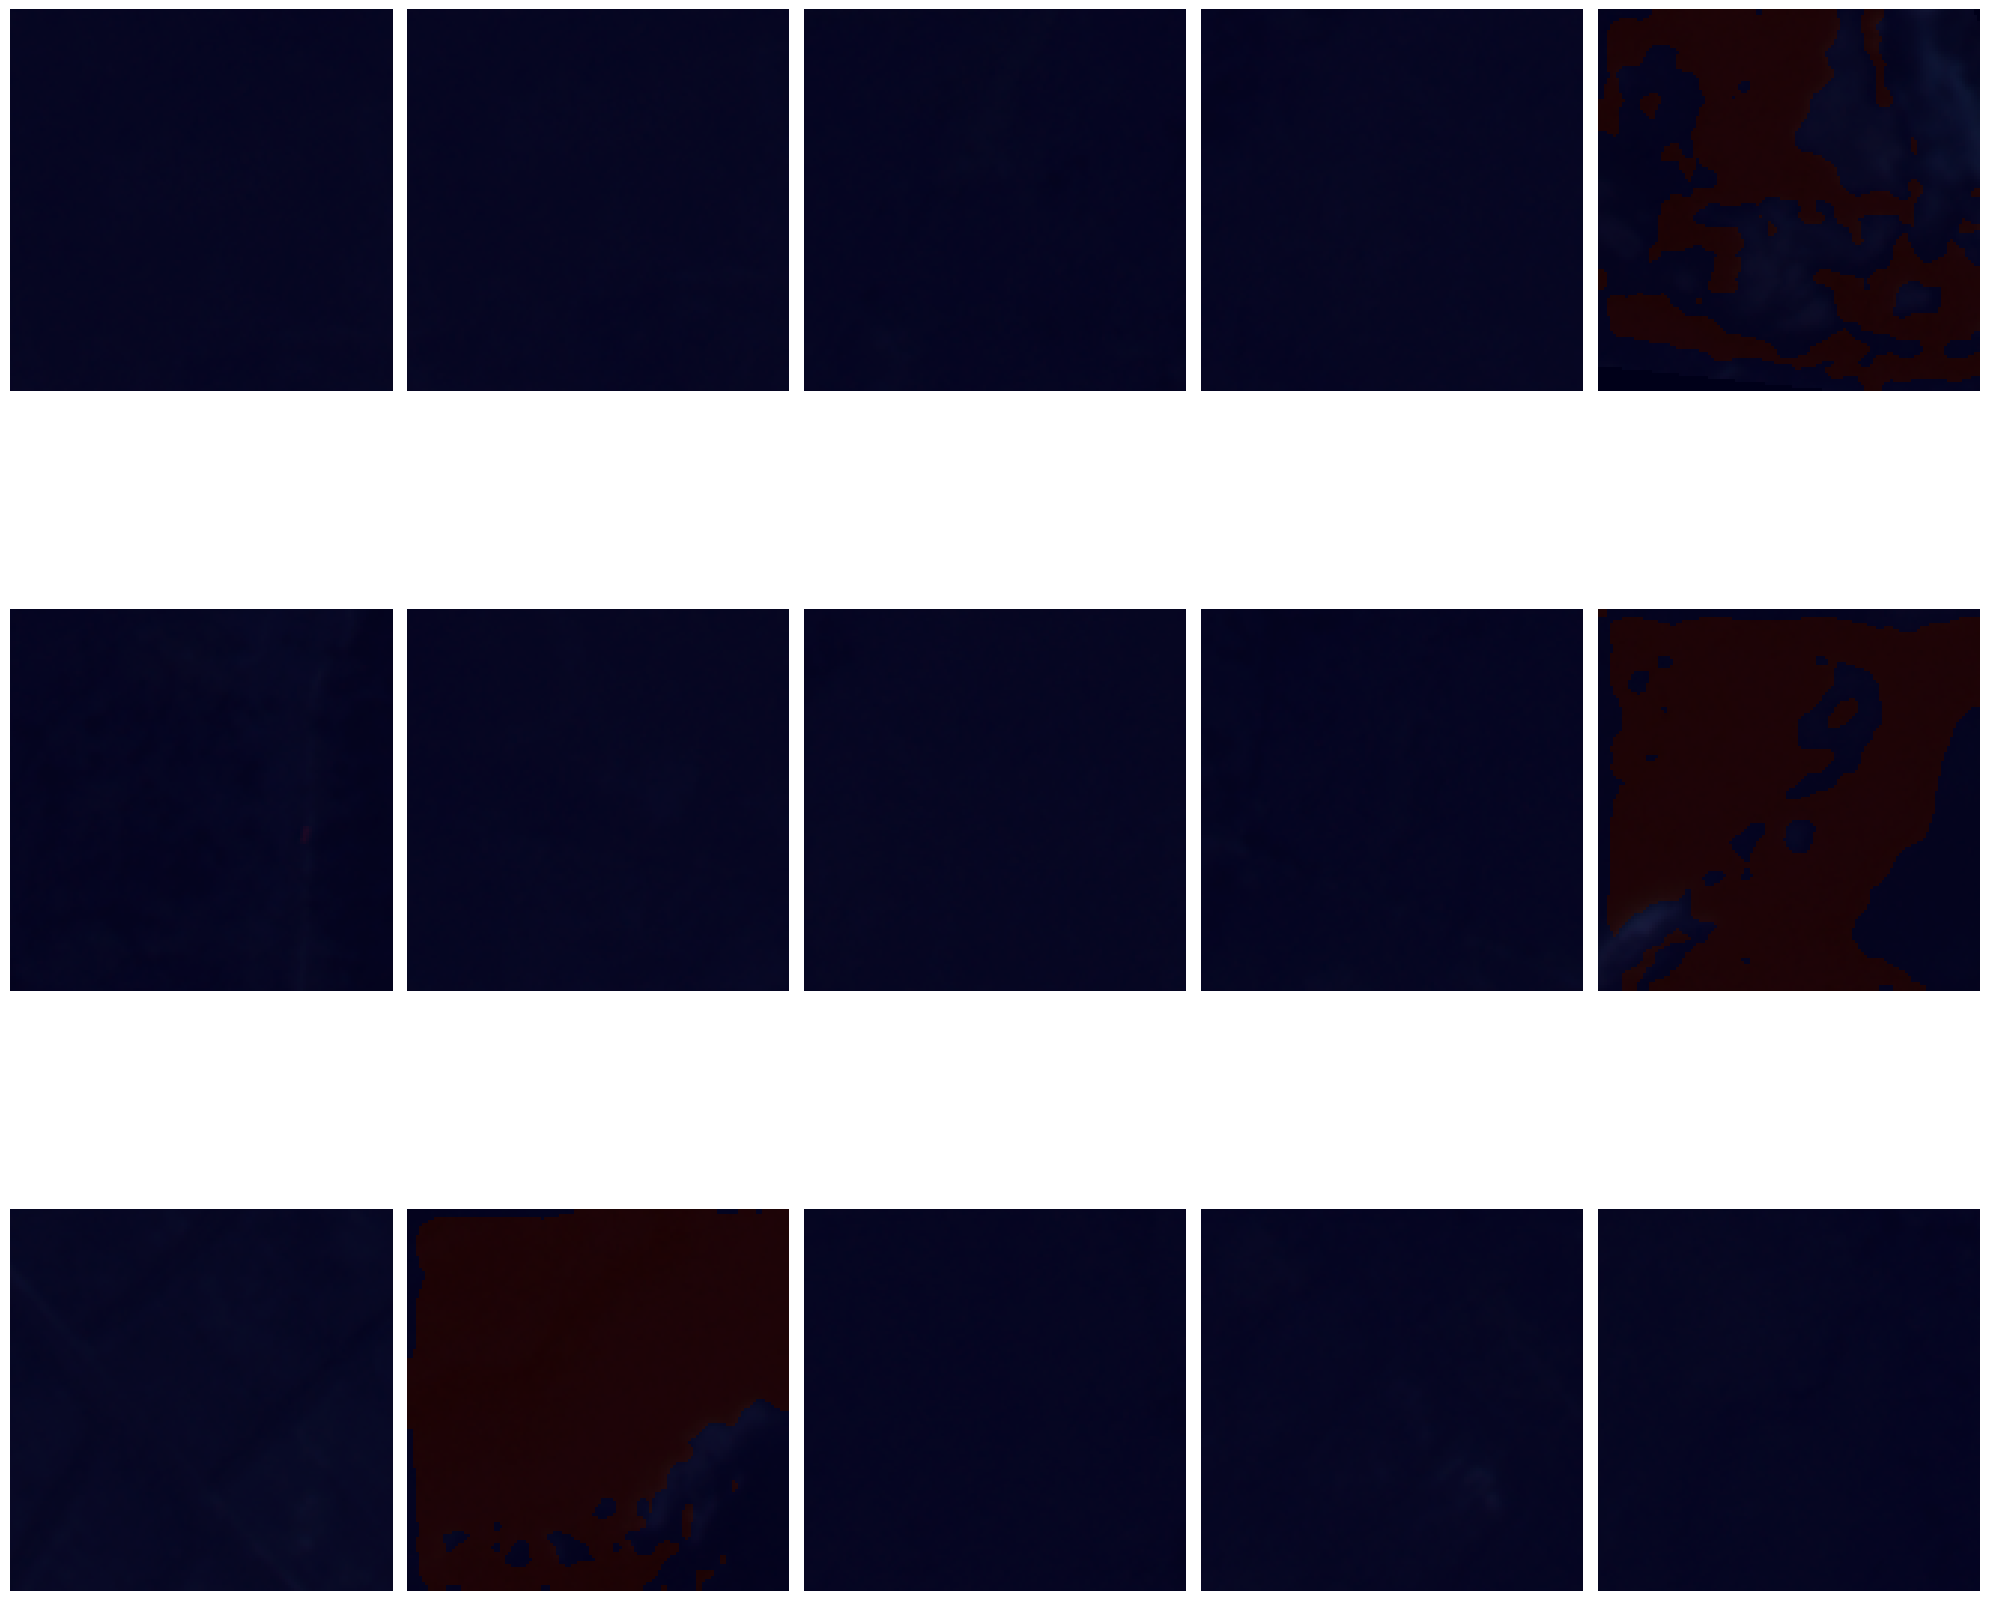
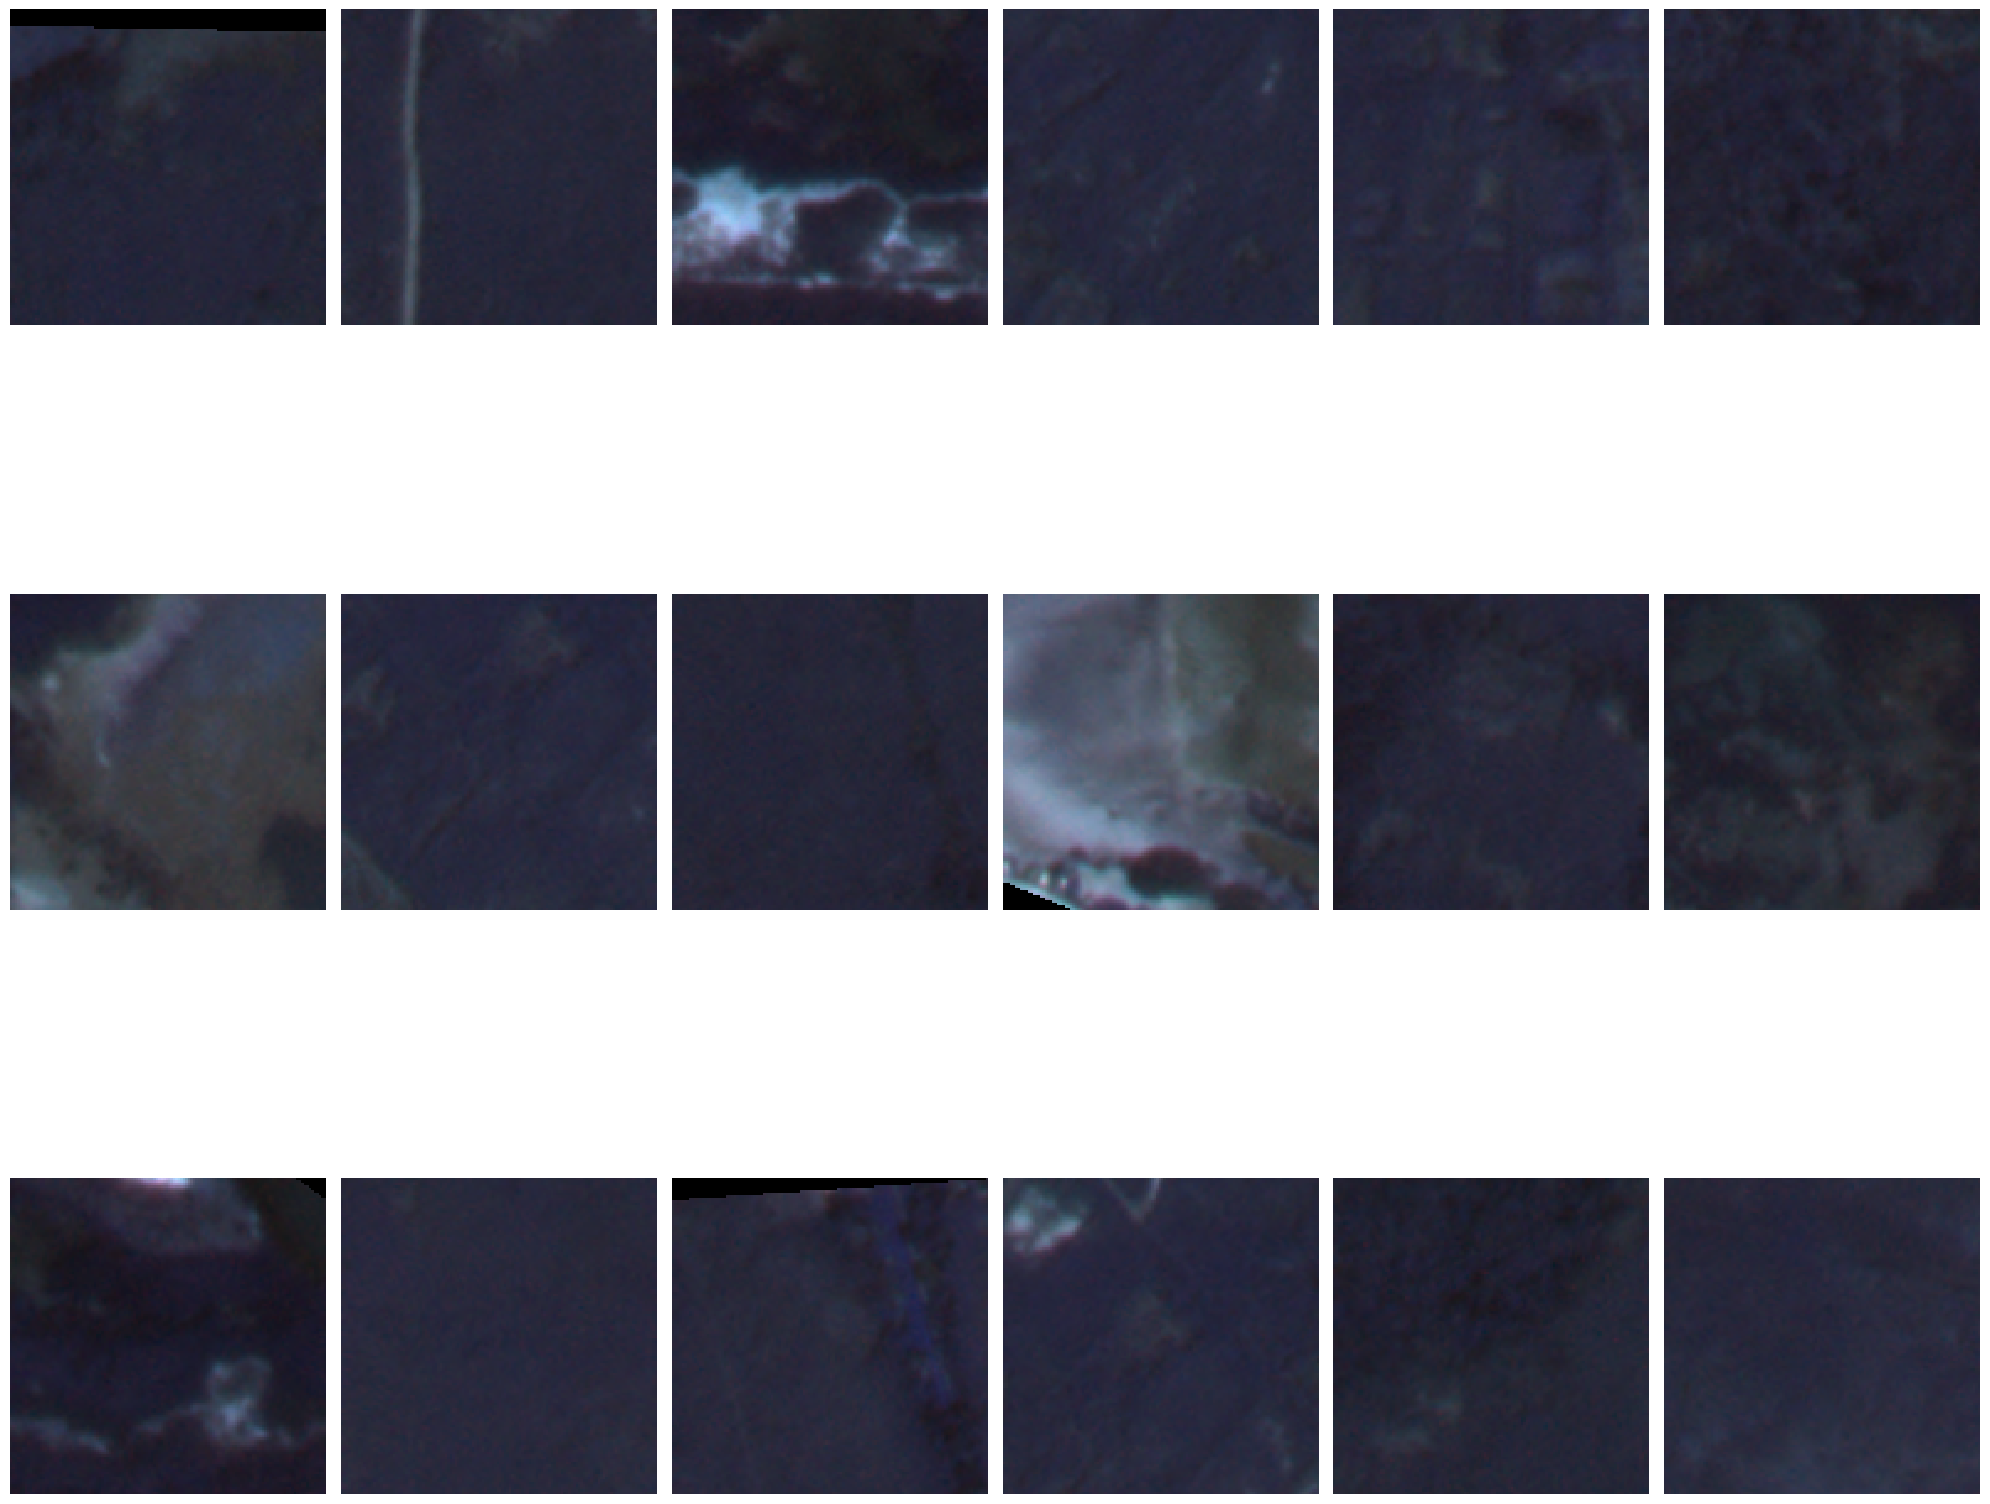
Unified diff of the notebook cell whose output changed from the first chart to the second:
--- before
+++ after
@@ -1,10 +1,31 @@
 num_rows = 3
-num_cols = 5
+num_cols = 6
 
+print('satellite image (3 bands only)')
 # Create a new figure with multiple subplots
 fig, axes = plt.subplots(num_rows, num_cols, figsize=(20,20))
 
 # Loop through the images and masks and display them in the subplots
-for i in range(15):
+for i in range(num_rows*num_cols):
+    img = rgb_pixels[i]
+
+    # Plot the image
+    axes[i // num_cols, i % num_cols].imshow(img)
+
+    # Turn off axis ticks and labels for cleaner visualization
+    axes[i // num_cols, i % num_cols].axis('off')
+
+# Display the subplots
+plt.tight_layout()
+plt.show()
+
+
+
+print('satellite image with predicted mask')
+# Create a new figure with multiple subplots
+fig, axes = plt.subplots(num_rows, num_cols, figsize=(20,20))
+
+# Loop through the images and masks and display them in the subplots
+for i in range(num_rows*num_cols):
     img = rgb_pixels[i]
     mask = reshaped_pred[i]
@@ -15,5 +36,5 @@
     # Overlay the mask on the image with transparency (alpha value)
     # If the mask is binary (0 and 1), you can set alpha=0.5 to make the mask semi-transparent
-    axes[i // num_cols, i % num_cols].imshow(mask, alpha=0.5, cmap='jet')
+    axes[i // num_cols, i % num_cols].imshow(mask, alpha=0.15, cmap='viridis')
 
     # Turn off axis ticks and labels for cleaner visualization
@@ -23,2 +44,26 @@
 plt.tight_layout()
 plt.show()
+
+
+print('satellite image with true mask')
+# Create a new figure with multiple subplots
+fig, axes = plt.subplots(num_rows, num_cols, figsize=(20,20))
+
+# Loop through the images and masks and display them in the subplots
+for i in range(num_rows*num_cols):
+    img = rgb_pixels[i]
+    mask = reshaped_true[i]
+
+    # Plot the image
+    axes[i // num_cols, i % num_cols].imshow(img)
+
+    # Overlay the mask on the image with transparency (alpha value)
+    # If the mask is binary (0 and 1), you can set alpha=0.5 to make the mask semi-transparent
+    axes[i // num_cols, i % num_cols].imshow(mask, alpha=0.15, cmap='viridis')
+
+    # Turn off axis ticks and labels for cleaner visualization
+    axes[i // num_cols, i % num_cols].axis('off')
+
+# Display the subplots
+plt.tight_layout()
+plt.show()

Commit: poni el precision promedio en el fin